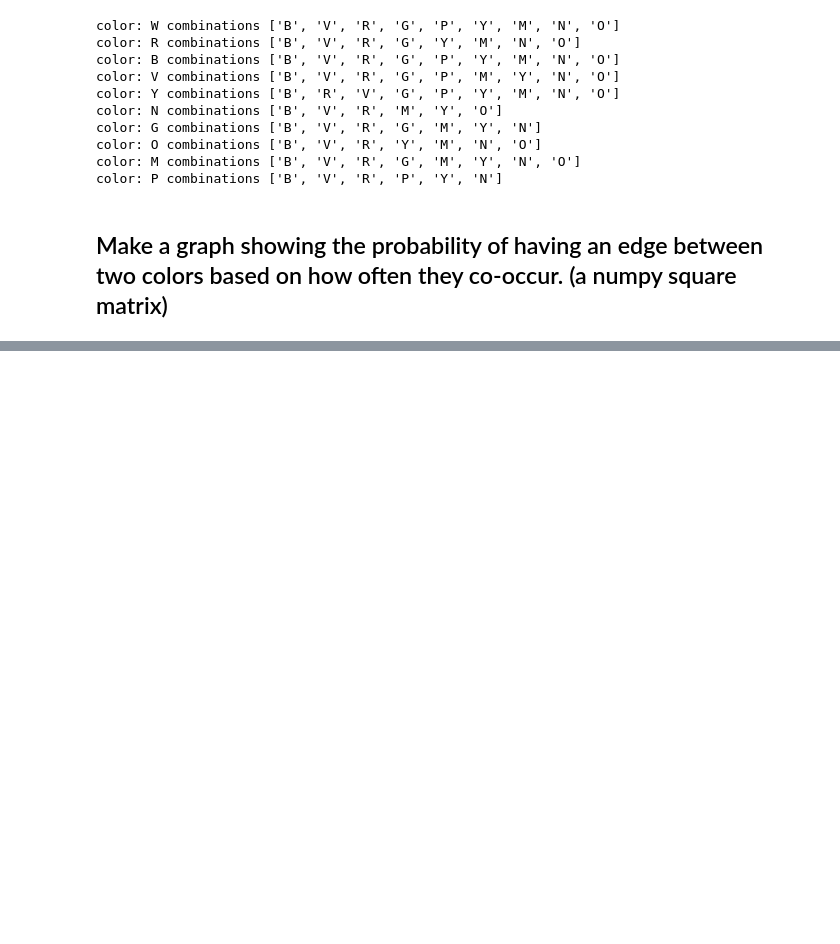
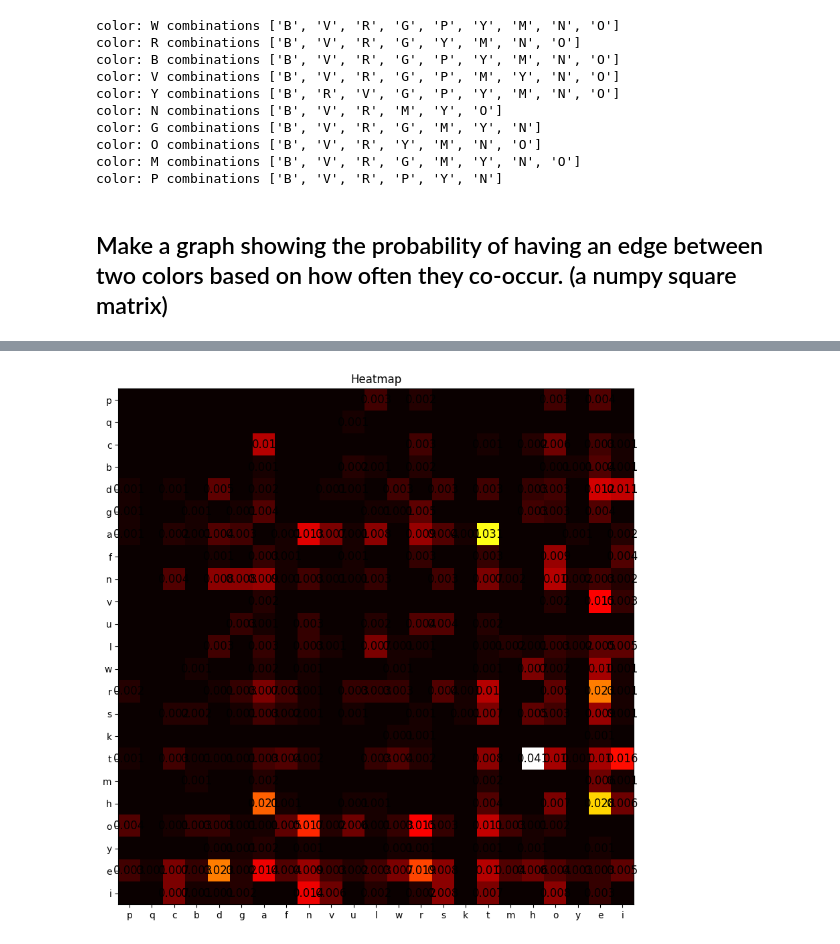
Before and after one commit to KendallScott/ML2, a Jupyter notebook: Scott_Kendall_HW1.ipynb, the cells around one changed output, grey strips where cells are left out. Drawn from its saved outputs; the diff is of its cells as text; code cells hidden in the pictures; blank space fills up the shorter version.

```diff
--- a/Scott_Kendall_HW1.ipynb
+++ b/Scott_Kendall_HW1.ipynb
@@ -700,10 +890,21 @@ pairs_count = Counter(pairs)
 # %%
 import numpy as np
 
-# Initialize a square matrix with zeros
+#unique letters
+unique_letters = list(set(joined_words))
+letter_codes = (unique_letters)
+letter_dict = {letter: set() for letter in unique_letters}
+
+
+# Initialize a square matrix
 matrix_size = len(unique_letters)
 letter_matrix = [[0 for _ in range(matrix_size)] for _ in range(matrix_size)]
-letter_total = sum(pairs_count.values())
+
+#pair counts
+pair_count = Counter(pairs)
+letter_total = sum(pair_count.values())
+divide_by = letter_total+letter_total
+
 
 # Create a dictionary to map color codes to matrix indices
 unique_letters_index = {letter: index for index, letter in enumerate(unique_letters)}
@@ -721,5 +922,6 @@ for letter in unique_letters:
 for i in range(matrix_size):
     for j in range(matrix_size):
       if letter_matrix[i][j]:
-        letter_matrix[i][j] =np.round(letter_matrix[i][j]/letter_total, 2)
+        letter_matrix[i][j] =letter_matrix[i][j]
+        letter_matrix = np.array(letter_matrix)
         print(f"Combination ({letter_codes[i]}, {letter_codes[j]}): {letter_matrix[i][j]}")
@@ -726,31 +946,29 @@ for i in range(matrix_size):
+# %%
+sum(sum(letter_matrix))
+prob_divisor = sum(sum(letter_matrix))
 # %%
 import matplotlib.pyplot as plt
 
 # Create labels for rows and columns
 row_labels = letter_codes
 col_labels = letter_codes
-# Create a heatmap
 
-plt.figure(figsize = (20,20))
+plt.figure(figsize = (10,10))
 plt.imshow(letter_matrix, cmap='hot', interpolation='nearest', origin='upper')
 
-# Add labels to nodes
+# Add labels
 n = len(letter_matrix)
 for i in range(n):
     for j in range(n):
         if letter_matrix[i][j]:
-            plt.text(j, i, str(letter_matrix[i][j]), va='center', ha='center', color='black', fontsize=12)
+            plt.text(j, i, str(np.round(letter_matrix[i][j]/prob_divisor, 3)), va='center', ha='center', color='black', fontsize=12)
 
 # Add row and column labels
 plt.xticks(range(n), col_labels)
 plt.yticks(range(n), row_labels)
 
-# Add colorbar
-cbar = plt.colorbar()
-cbar.set_label('Edge Weight')
-
 # Show the heatmap
-plt.title('Graph Heatmap')
-plt.xlabel('Nodes')
-plt.ylabel('Nodes')
+plt.title('Heatmap')
 plt.show()
+# %% [output]
+[figure, added]
```
Also changed, not shown: parts of 77 cells of this notebook.
